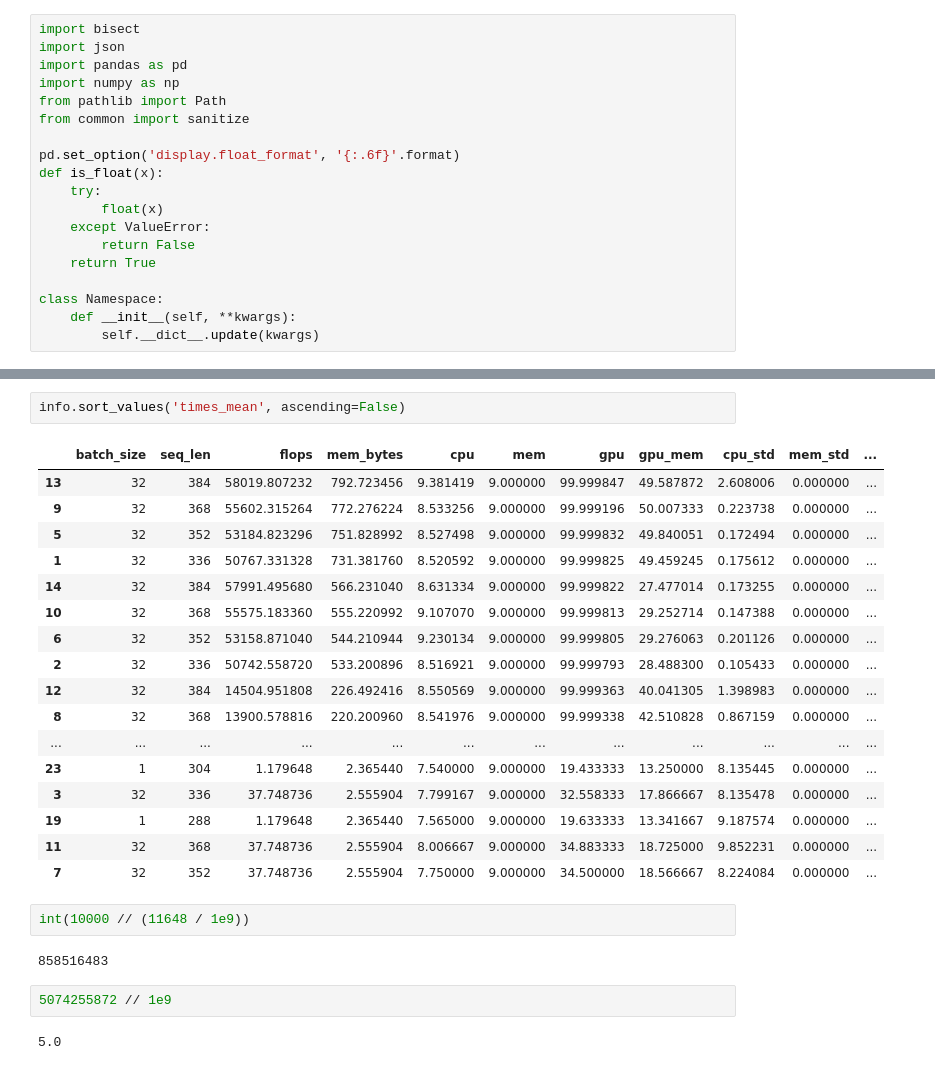
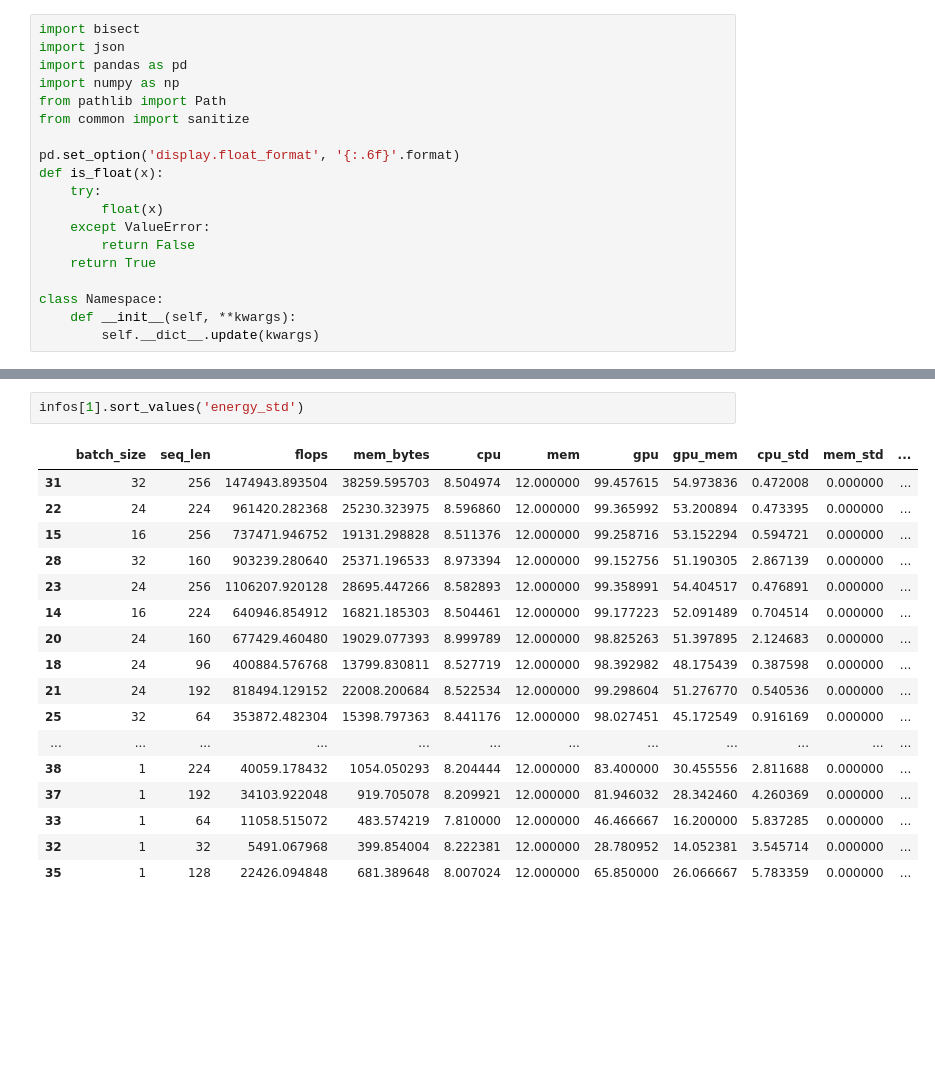
Before and after one commit to Vanessa96/DetecTor, a Jupyter notebook: trace_cg.ipynb, the cells around one changed output, grey strips where cells are left out. Drawn from its saved outputs; the diff is of its cells as text; blank space fills up the shorter version.

```diff
--- a/trace_cg.ipynb
+++ b/trace_cg.ipynb
@@ -447,28 +548,20 @@ info.sort_values('energy_std')
-# %%
-info.sort_values('times_mean', ascending=False)
-# %% [output]
-|  | batch_size | seq_len | flops | mem_bytes | cpu | mem | gpu | gpu_mem | cpu_std | mem_std | ... |
-| 13 | 32 | 384 | 58019.807232 | 792.723456 | 9.381419 | 9.000000 | 99.999847 | 49.587872 | 2.608006 | 0.000000 | ... |
-| 9 | 32 | 368 | 55602.315264 | 772.276224 | 8.533256 | 9.000000 | 99.999196 | 50.007333 | 0.223738 | 0.000000 | ... |
-| 5 | 32 | 352 | 53184.823296 | 751.828992 | 8.527498 | 9.000000 | 99.999832 | 49.840051 | 0.172494 | 0.000000 | ... |
-| 1 | 32 | 336 | 50767.331328 | 731.381760 | 8.520592 | 9.000000 | 99.999825 | 49.459245 | 0.175612 | 0.000000 | ... |
-| 14 | 32 | 384 | 57991.495680 | 566.231040 | 8.631334 | 9.000000 | 99.999822 | 27.477014 | 0.173255 | 0.000000 | ... |
-| 10 | 32 | 368 | 55575.183360 | 555.220992 | 9.107070 | 9.000000 | 99.999813 | 29.252714 | 0.147388 | 0.000000 | ... |
-| 6 | 32 | 352 | 53158.871040 | 544.210944 | 9.230134 | 9.000000 | 99.999805 | 29.276063 | 0.201126 | 0.000000 | ... |
-| 2 | 32 | 336 | 50742.558720 | 533.200896 | 8.516921 | 9.000000 | 99.999793 | 28.488300 | 0.105433 | 0.000000 | ... |
-| 12 | 32 | 384 | 14504.951808 | 226.492416 | 8.550569 | 9.000000 | 99.999363 | 40.041305 | 1.398983 | 0.000000 | ... |
-| 8 | 32 | 368 | 13900.578816 | 220.200960 | 8.541976 | 9.000000 | 99.999338 | 42.510828 | 0.867159 | 0.000000 | ... |
-| ... | ... | ... | ... | ... | ... | ... | ... | ... | ... | ... | ... |
-| 23 | 1 | 304 | 1.179648 | 2.365440 | 7.540000 | 9.000000 | 19.433333 | 13.250000 | 8.135445 | 0.000000 | ... |
-| 3 | 32 | 336 | 37.748736 | 2.555904 | 7.799167 | 9.000000 | 32.558333 | 17.866667 | 8.135478 | 0.000000 | ... |
-| 19 | 1 | 288 | 1.179648 | 2.365440 | 7.565000 | 9.000000 | 19.633333 | 13.341667 | 9.187574 | 0.000000 | ... |
-| 11 | 32 | 368 | 37.748736 | 2.555904 | 8.006667 | 9.000000 | 34.883333 | 18.725000 | 9.852231 | 0.000000 | ... |
-| 7 | 32 | 352 | 37.748736 | 2.555904 | 7.750000 | 9.000000 | 34.500000 | 18.566667 | 8.224084 | 0.000000 | ... |
-# %%
-int(10000 // (11648 / 1e9))
-# %% [output]
-858516483
-# %%
-5074255872 // 1e9
-# %% [output]
-5.0
+# %%
+infos[1].sort_values('energy_std')
+# %% [output]
+|  | batch_size | seq_len | flops | mem_bytes | cpu | mem | gpu | gpu_mem | cpu_std | mem_std | ... |
+| 31 | 32 | 256 | 1474943.893504 | 38259.595703 | 8.504974 | 12.000000 | 99.457615 | 54.973836 | 0.472008 | 0.000000 | ... |
+| 22 | 24 | 224 | 961420.282368 | 25230.323975 | 8.596860 | 12.000000 | 99.365992 | 53.200894 | 0.473395 | 0.000000 | ... |
+| 15 | 16 | 256 | 737471.946752 | 19131.298828 | 8.511376 | 12.000000 | 99.258716 | 53.152294 | 0.594721 | 0.000000 | ... |
+| 28 | 32 | 160 | 903239.280640 | 25371.196533 | 8.973394 | 12.000000 | 99.152756 | 51.190305 | 2.867139 | 0.000000 | ... |
+| 23 | 24 | 256 | 1106207.920128 | 28695.447266 | 8.582893 | 12.000000 | 99.358991 | 54.404517 | 0.476891 | 0.000000 | ... |
+| 14 | 16 | 224 | 640946.854912 | 16821.185303 | 8.504461 | 12.000000 | 99.177223 | 52.091489 | 0.704514 | 0.000000 | ... |
+| 20 | 24 | 160 | 677429.460480 | 19029.077393 | 8.999789 | 12.000000 | 98.825263 | 51.397895 | 2.124683 | 0.000000 | ... |
+| 18 | 24 | 96 | 400884.576768 | 13799.830811 | 8.527719 | 12.000000 | 98.392982 | 48.175439 | 0.387598 | 0.000000 | ... |
+| 21 | 24 | 192 | 818494.129152 | 22008.200684 | 8.522534 | 12.000000 | 99.298604 | 51.276770 | 0.540536 | 0.000000 | ... |
+| 25 | 32 | 64 | 353872.482304 | 15398.797363 | 8.441176 | 12.000000 | 98.027451 | 45.172549 | 0.916169 | 0.000000 | ... |
+| ... | ... | ... | ... | ... | ... | ... | ... | ... | ... | ... | ... |
+| 38 | 1 | 224 | 40059.178432 | 1054.050293 | 8.204444 | 12.000000 | 83.400000 | 30.455556 | 2.811688 | 0.000000 | ... |
+| 37 | 1 | 192 | 34103.922048 | 919.705078 | 8.209921 | 12.000000 | 81.946032 | 28.342460 | 4.260369 | 0.000000 | ... |
+| 33 | 1 | 64 | 11058.515072 | 483.574219 | 7.810000 | 12.000000 | 46.466667 | 16.200000 | 5.837285 | 0.000000 | ... |
+| 32 | 1 | 32 | 5491.067968 | 399.854004 | 8.222381 | 12.000000 | 28.780952 | 14.052381 | 3.545714 | 0.000000 | ... |
+| 35 | 1 | 128 | 22426.094848 | 681.389648 | 8.007024 | 12.000000 | 65.850000 | 26.066667 | 5.783359 | 0.000000 | ... |
```
Also changed, not shown: parts of 26 cells of this notebook, 3 other files.
